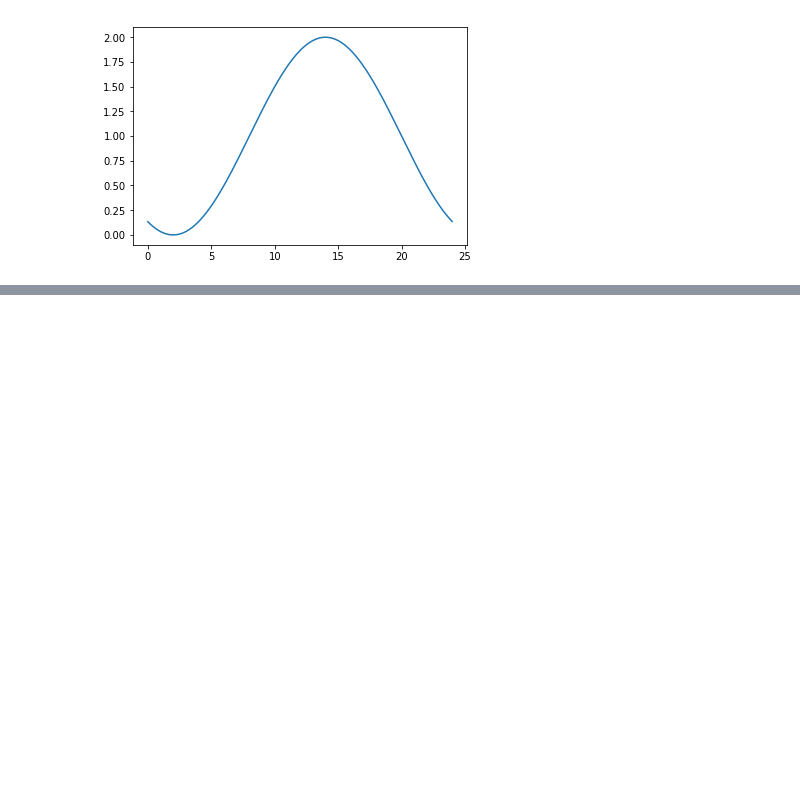
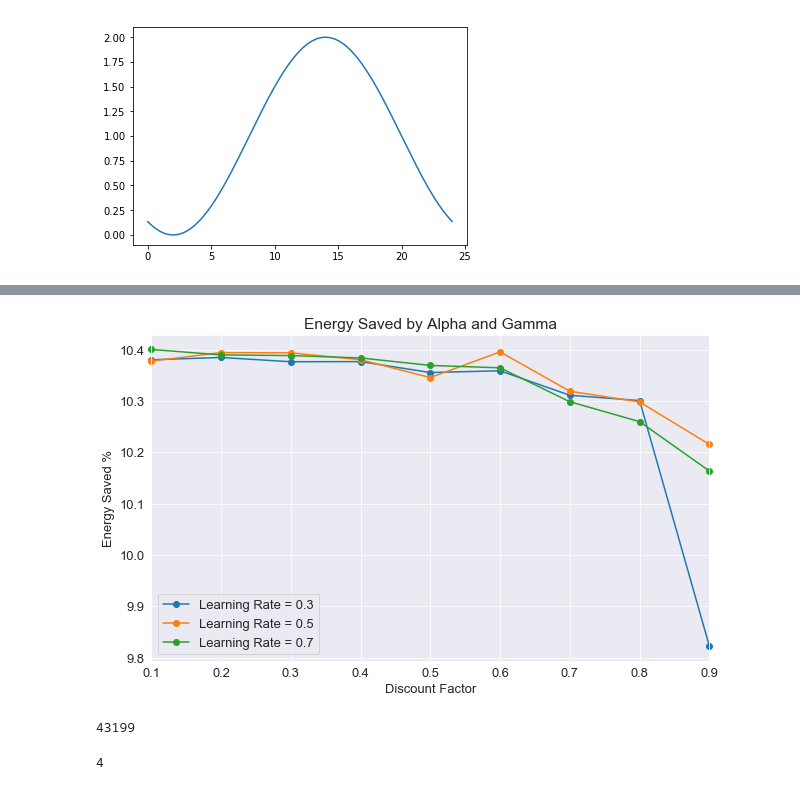
Before and after one commit to Yurisalesr/IC, a Jupyter notebook: Teste-trafego.ipynb, the cells around one changed output, grey strips where cells are left out. Drawn from its saved outputs; the diff is of its cells as text; code cells hidden in the pictures; blank space fills up the shorter version.

```diff
--- a/Teste-trafego.ipynb
+++ b/Teste-trafego.ipynb
@@ -58,8 +59,8 @@ def epsilon_greedy(Q,State0,re,epsilon=0.05,maxre=30):
     return a
 # %%
-def reward(u,re,a,UpR=50,P=-1000,M=9):
-    if u>(1-re+a):
+def reward(u,re,a,maxre,UpR=50,P=-1000):
+    if u>(re+(1-re+a))*UpR:
         R = P
     else:
-        R = 1-re+a
+        R = maxre -(re+(1-re+a))
     return R
@@ -169,0 +122,13 @@ array([[    0.,     0.,     0.,     0.],
+# %%
+Pcnt=100 #fixed power
+Pr=30 #Power per resource
+maxre=4 #max number of resources
+U=50 #max number of users by each resource
+N=25 #quantization of users
+peak=250 #peak of traffic
+P=-1000 #penalization
+epsilon=0.05 #epsilon for e-greedy
+gamma=[0.1, 0.2, 0.3, 0.4, 0.5, 0.6, 0.7, 0.8, 0.9] #discount rates
+alpha=[0.3, 0.5, 0.7] #learning rates
+maxEps=24*60*30 #Time for simulation: 30 days
+dMC=20 #number of monte carlo simulations
@@ -169,0 +178,17 @@ array([[    0.,     0.,     0.,     0.],
+# %%
+dfEnS=pd.DataFrame((vtEnS).T,index=gamma,columns=alpha)
+dfEnS.plot(figsize=(10,6),marker='o',clip_on=False)
+plt.ylabel('Energy Saved %')
+plt.xlabel('Discount Factor')
+plt.legend(['Learning Rate = 0.3','Learning Rate = 0.5','Learning Rate = 0.7'])
+plt.title('Energy Saved by Alpha and Gamma')
+plt.rc('font',size=13)
+plt.show()
+# %% [output]
+[figure, added]
+# %%
+alpha = 0.7
+discount = 0.3
+epsilon = 0.2
+# %% [output]
+43199
@@ -169,0 +218,4 @@ array([[    0.,     0.,     0.,     0.],
+# %%
+a
+# %% [output]
+4
```
Also changed, not shown: parts of 15 cells of this notebook.
